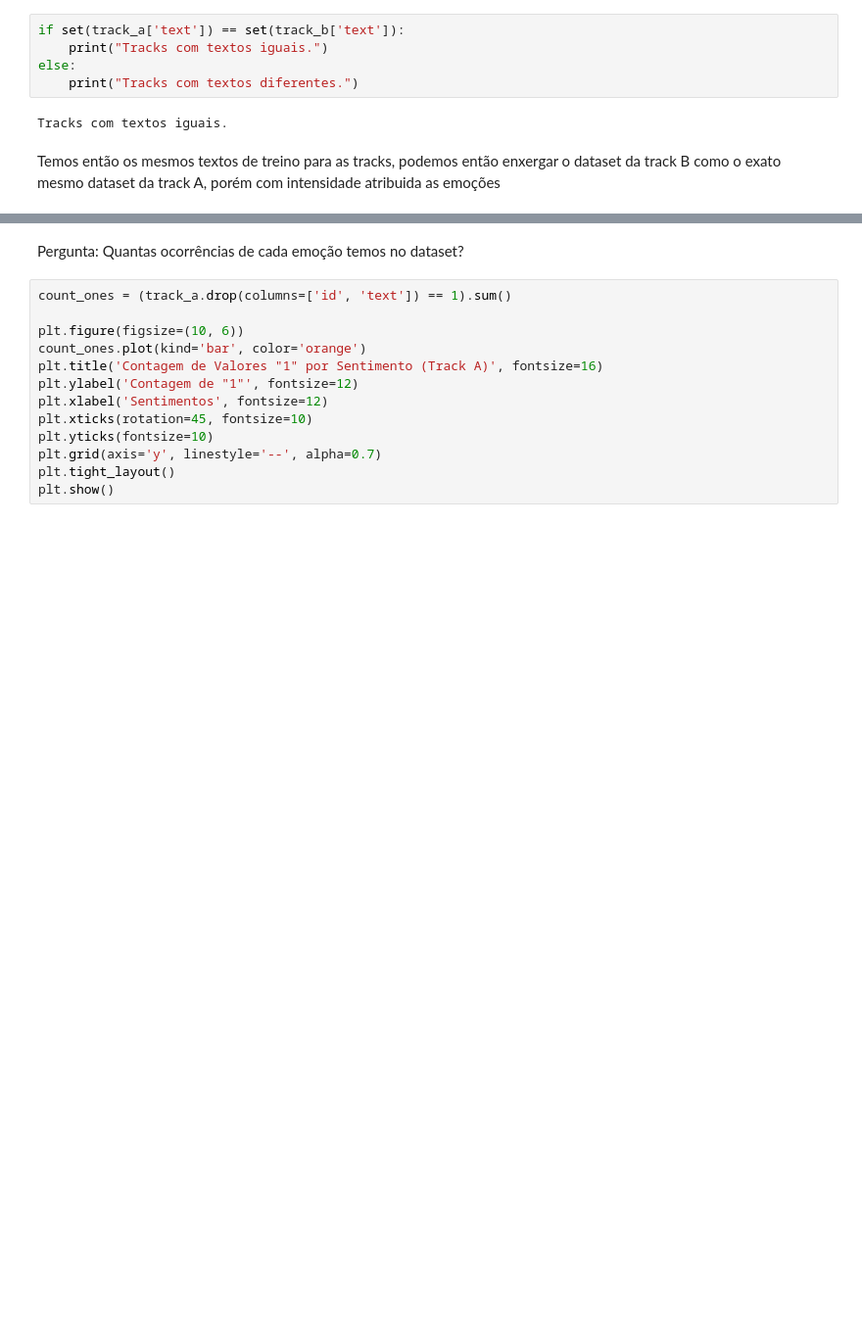
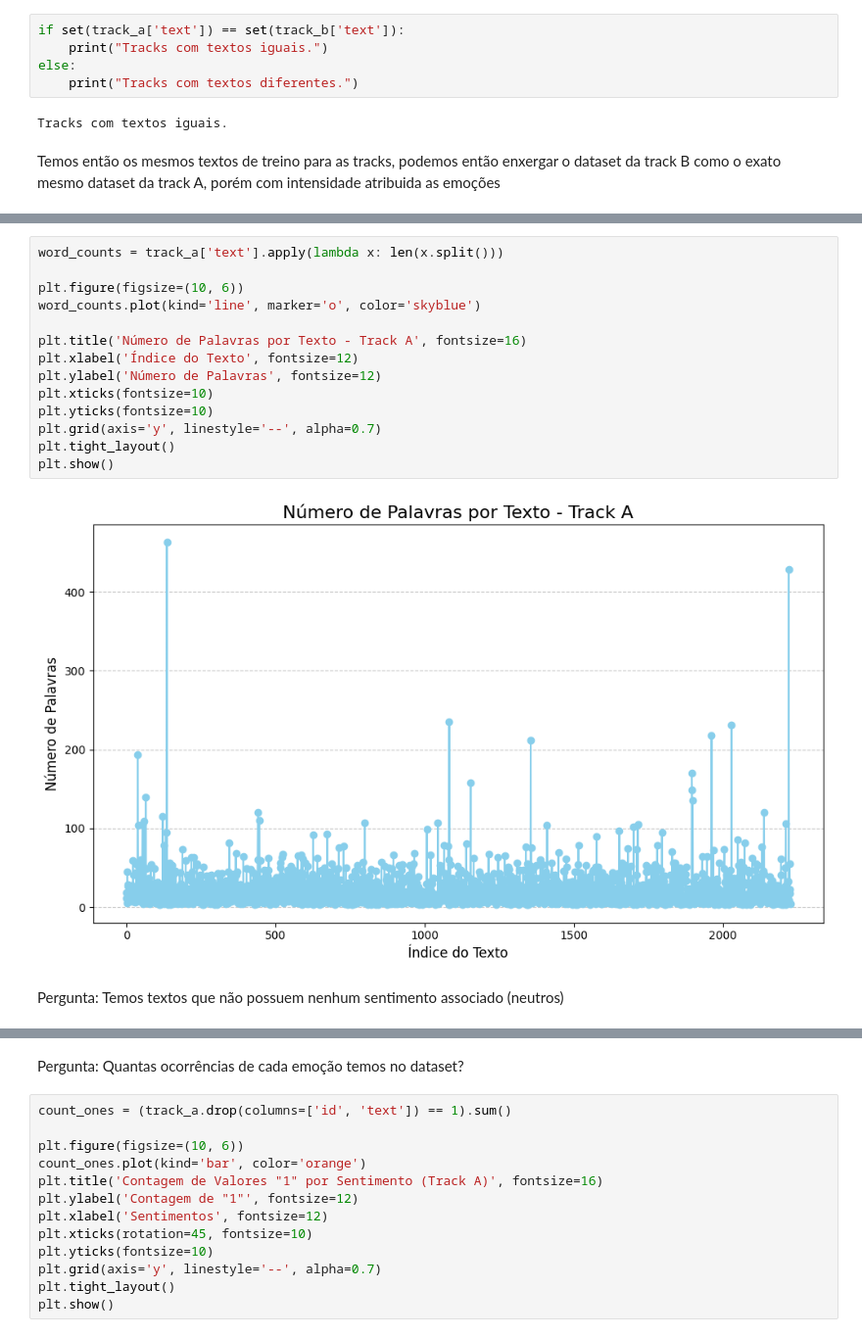
Before and after one commit to arturnovais/Emotion-Detection---SemEval-2025-Task-11, a Jupyter notebook: EDA.ipynb, the cells around one changed output, grey strips where cells are left out. Shown at 98% size. Saved outputs shown, nothing was run; the diff lists cells and outputs as text; blank space fills up the shorter version.

```diff
--- a/EDA.ipynb
+++ b/EDA.ipynb
@@ -51,0 +89,18 @@ Temos então os mesmos textos de treino para as tracks, podemos então enxergar
+# %%
+word_counts = track_a['text'].apply(lambda x: len(x.split()))
+
+plt.figure(figsize=(10, 6))
+word_counts.plot(kind='line', marker='o', color='skyblue')
+
+plt.title('Número de Palavras por Texto - Track A', fontsize=16)
+plt.xlabel('Índice do Texto', fontsize=12)
+plt.ylabel('Número de Palavras', fontsize=12)
+plt.xticks(fontsize=10)
+plt.yticks(fontsize=10)
+plt.grid(axis='y', linestyle='--', alpha=0.7)
+plt.tight_layout()
+plt.show()
+# %% [output]
+[figure, added]
+# %% [markdown]
+Pergunta: Temos textos que não possuem nenhum sentimento associado (neutros)
```
Also changed, not shown: parts of 16 cells of this notebook.
